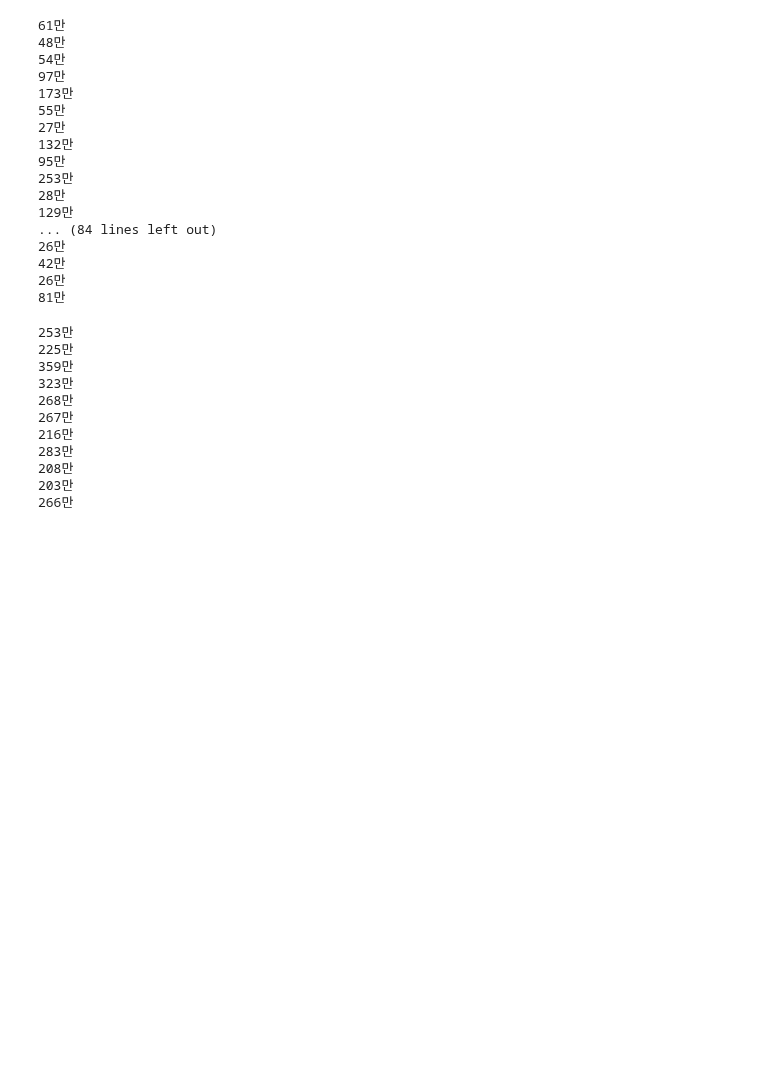
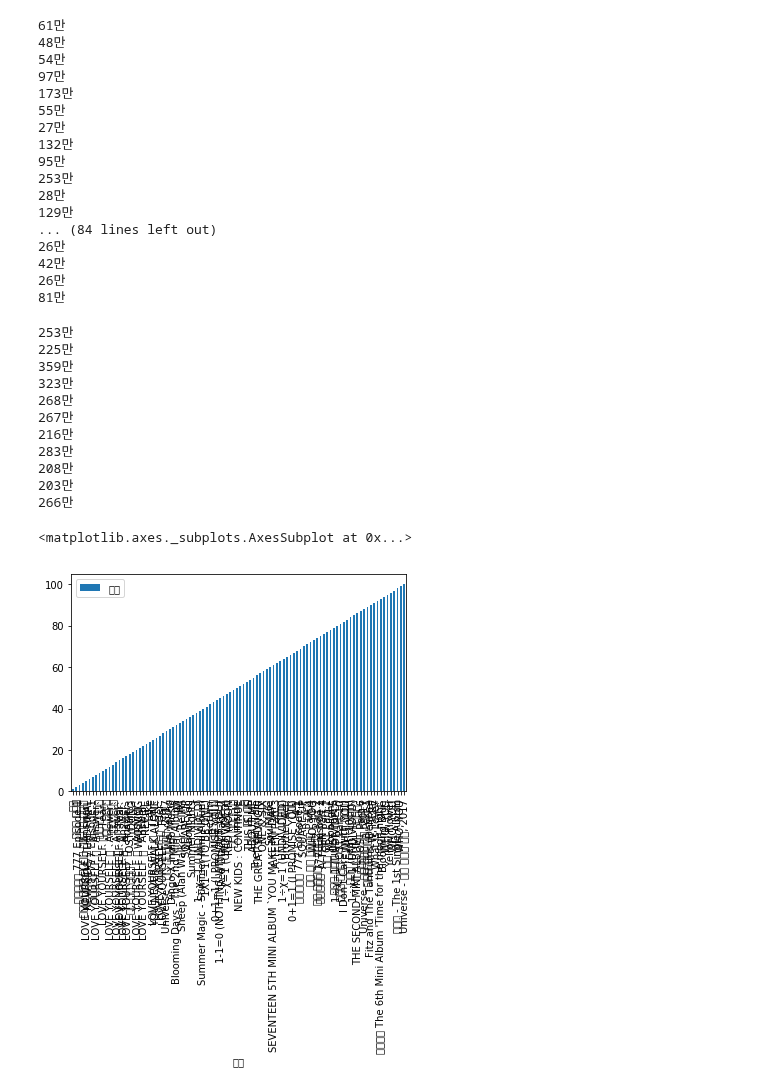
Before and after one commit to CodingSta/lg-hausys-201905, a Jupyter notebook: 파이썬 3일차.ipynb, the cells around one changed output. Cells and saved outputs as stored; diff of their text form; code cells hidden in the pictures; blank space fills up the shorter version.

```diff
--- a/파이썬 3일차.ipynb
+++ b/파이썬 3일차.ipynb
@@ -260,3 +260,11 @@ for line in lines.splitlines():
 # %%
 for line in open('정말_큰_데이터_1GB.csv'):
     print(line)
+# %%
+%matplotlib inline
+
+df = pd.DataFrame(song_list)
+df[['순위', '앨범']].sort_values('순위').set_index('앨범').plot.bar()
+# %% [output]
+<matplotlib.axes._subplots.AxesSubplot at 0x...>
+[figure, added]
```
